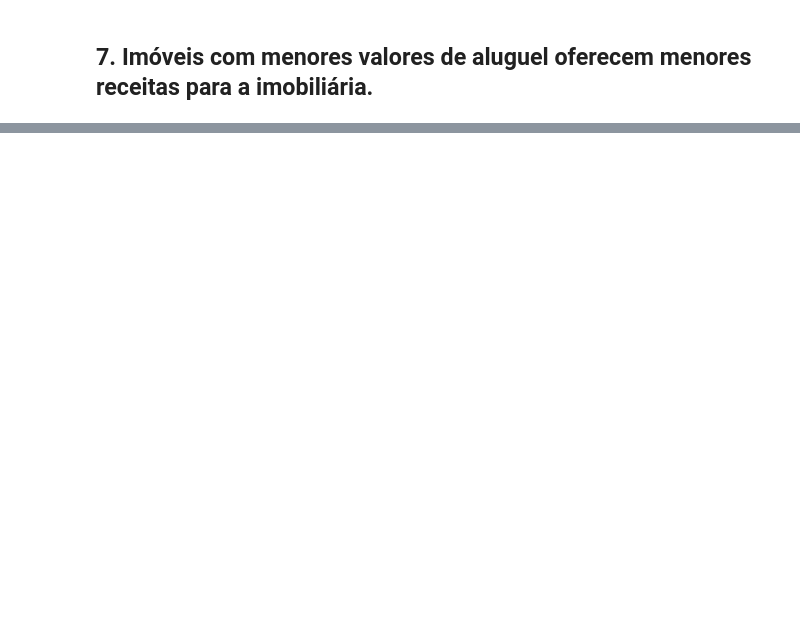
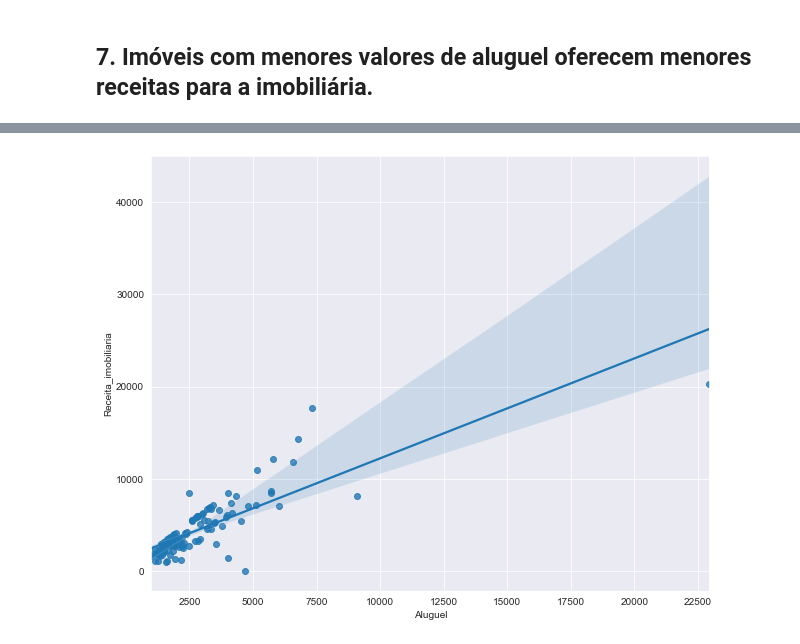
Before and after one commit to PedroSouzaDS/Projeto_Business_Intelligence_Completo-Imobili-ria_New_Offices-, a Jupyter notebook: EDA_New_Offices.ipynb, the cells around one changed output, grey strips where cells are left out. Cells and saved outputs as stored; diff of their text form; code cells hidden in the pictures; blank space fills up the shorter version.

```diff
--- a/EDA_New_Offices.ipynb
+++ b/EDA_New_Offices.ipynb
@@ -390,0 +416,3 @@ sns.regplot(x = 'Aluguel', y = 'Receita_imobiliaria', data = aux_3);
+# %%
+aux_5 = df_2[['Lugar', 'Aluguel', 'Receita_imobiliaria']].groupby('Lugar').mean().reset_index()
+aux_5
@@ -390,0 +433,16 @@ sns.regplot(x = 'Aluguel', y = 'Receita_imobiliaria', data = aux_3);
+# %%
+plt.figure(figsize = (20, 8));
+
+plt.subplot(1, 3, 1)
+sns.scatterplot(x = 'Aluguel', y = 'Receita_imobiliaria' , data = aux_5);
+
+plt.subplot(1, 3, 2)
+bins = list(np.arange(0, max(aux_5['Aluguel']), 1000))
+aux_5['Aluguel_bins'] = pd.cut(aux_5['Aluguel'], bins = bins)
+sns.barplot(x = 'Aluguel_bins', y = 'Receita_imobiliaria', data = aux_5, ci = False)
+plt.xticks(rotation = 90)
+
+plt.subplot(1, 3, 3)
+sns.heatmap(aux_5.corr(method = 'pearson'), annot = True)
+
+sns.set_style('darkgrid')
@@ -390,0 +451,5 @@ sns.regplot(x = 'Aluguel', y = 'Receita_imobiliaria', data = aux_3);
+# %%
+plt.figure(figsize = (10,8))
+sns.regplot(x = 'Aluguel', y = 'Receita_imobiliaria', data = aux_5);
+# %% [output]
+[figure, added]
```
Also changed, not shown: parts of 18 cells of this notebook.
